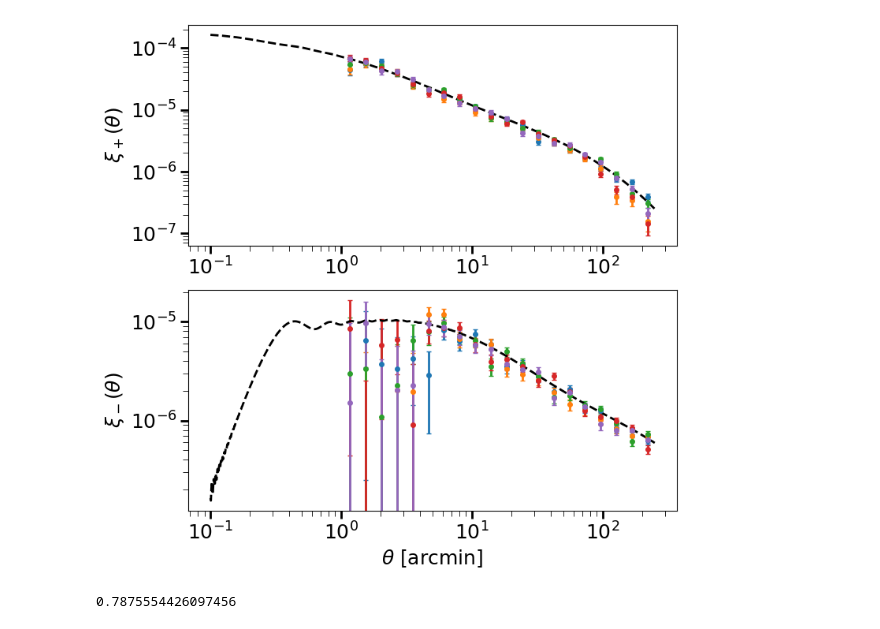
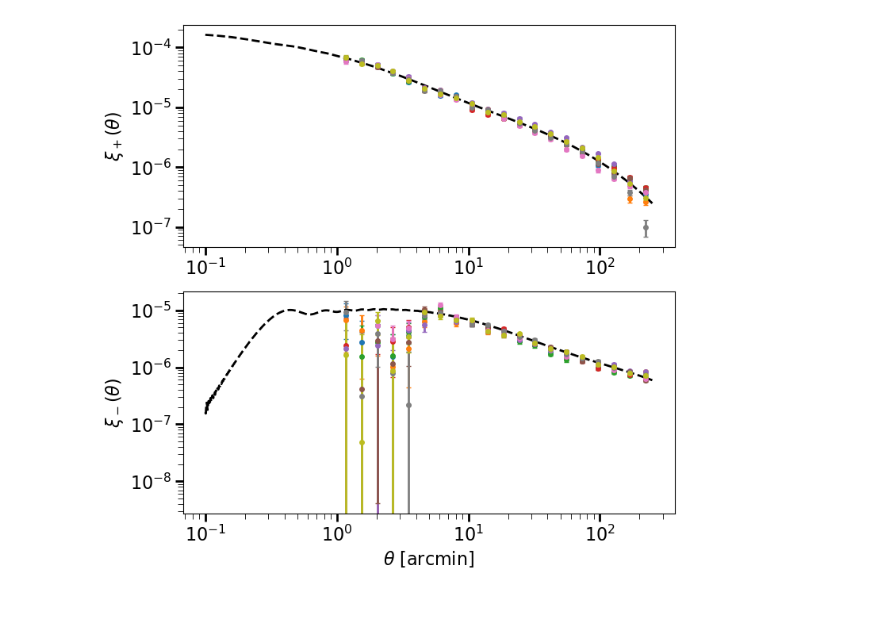
Before and after one commit to CosmoStat/sp_validation, a Jupyter notebook: glass_mock/validate_glass_mock.ipynb, the cells around one changed output. Cells and saved outputs as stored; diff of their text form; code cells hidden in the pictures.

```diff
--- a/glass_mock/validate_glass_mock.ipynb
+++ b/glass_mock/validate_glass_mock.ipynb
@@ -229,38 +238,34 @@ plt.figure(figsize=(8, 8))
 
 plt.subplot(211)
 
-for i in range(1, 6):
+for i in range(1, 10):
     index_sim = str(i).zfill(5)
     gg.read(f'{root_dir_glass_mock}/xi_glass_mock_{index_sim}_4096_nbins=20.fits')
 
     plt.errorbar(gg.meanr, gg.xip, yerr=np.sqrt(gg.varxip), fmt='o', label=r'$\xi_+$ data', capsize=2, markersize=4)
 plt.plot(theta_arcmin, xi_p_theta, label=r'$\xi_+$ theory', linestyle='--', color='black')
 
 plt.yscale('log')
 plt.xscale('log')
 
 plt.ylabel(r'$\xi_+(\theta)$')
 
 plt.subplot(212)
 
-for i in range(1, 6):
+for i in range(1, 10):
     index_sim = str(i).zfill(5)
     gg.read(f'{root_dir_glass_mock}/xi_glass_mock_{index_sim}_4096_nbins=20.fits')
 
     plt.errorbar(gg.meanr, gg.xim, yerr=np.sqrt(gg.varxim), fmt='o', label=r'$\xi_-$ data', capsize=2, markersize=4)
 plt.plot(theta_arcmin, xi_m_theta, label=r'$\xi_-$ theory', linestyle='--', color='black')
 
 plt.yscale('log')
 plt.xscale('log')
 
 plt.ylabel(r'$\xi_-(\theta)$')
 plt.xlabel(r'$\theta$ [arcmin]')
 
 plt.savefig('validate_mock.png')
 plt.show()
 # %% [output]
-[figure, old version]
+[figure, new version]
-# %%
-sigma8
-# %% [output]
-0.7875554426097456
```
Also changed, not shown: parts of 26 cells of this notebook, 6 other files.
